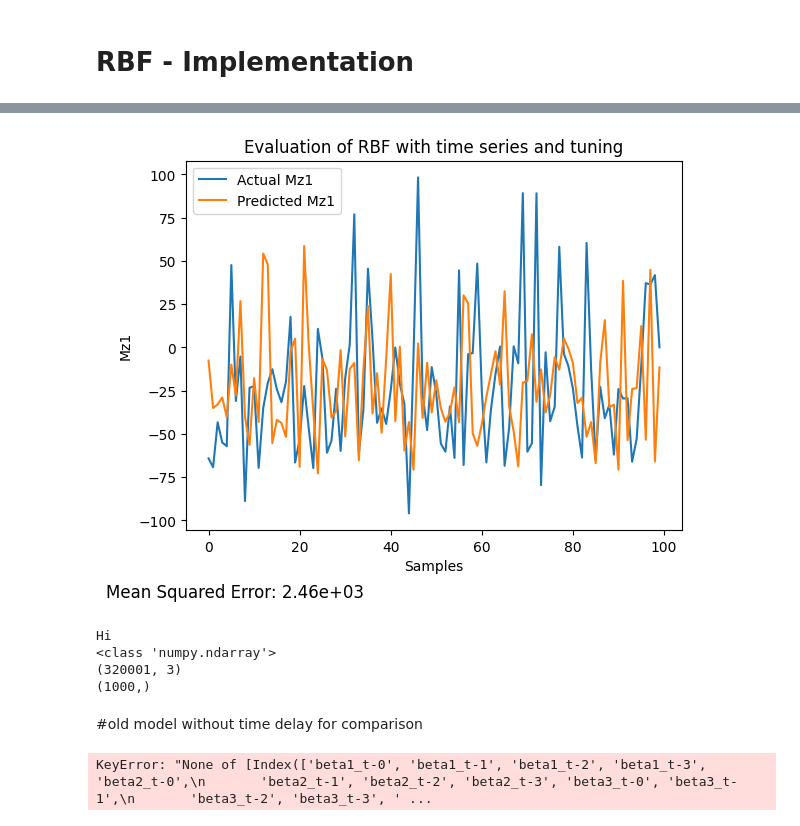
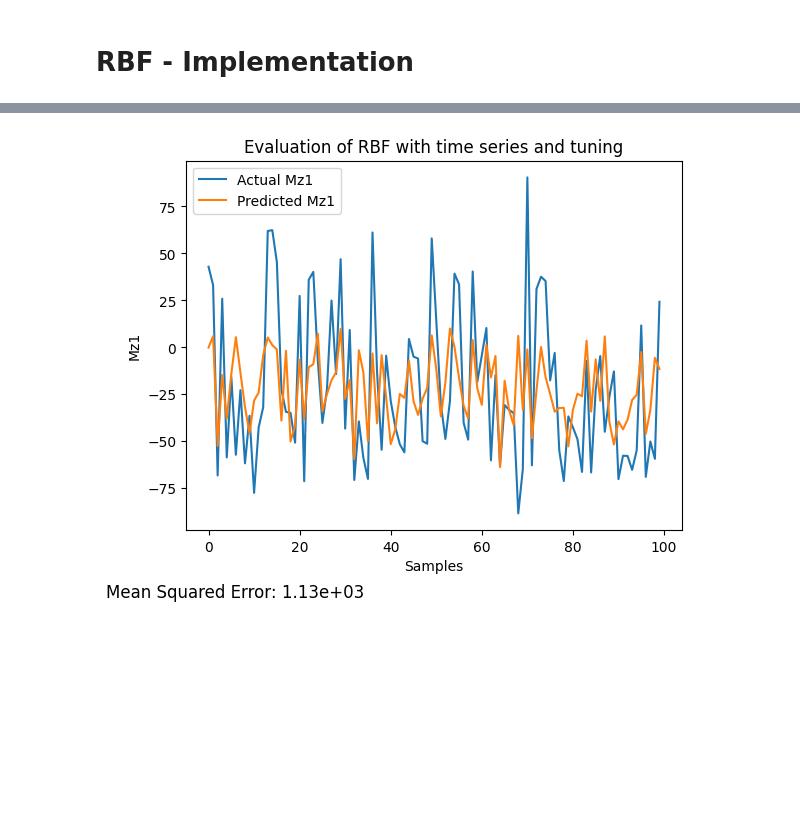
Before and after one commit to hugojjohnson/02456-deep-learning-project, a Jupyter notebook: notebooks/Windturbine_dfbwithtimeseries1411.ipynb, the cells around one changed output, grey strips where cells are left out. Saved outputs shown, nothing was run; the diff lists cells and outputs as text; code cells hidden in the pictures; blank space fills up the shorter version.

Commit message:
Changed Windturbine 1411 to use load_split_data

```diff
--- a/notebooks/Windturbine_dfbwithtimeseries1411.ipynb
+++ b/notebooks/Windturbine_dfbwithtimeseries1411.ipynb
@@ -39,5 +33,2 @@ Loaded from pickle
 # %% [markdown]
 Vælger de features der krav på at bruge til modellen og forbereder dataen.
-# %%
-X, y, scaler_X, scaler_y = src.dataset.load_normalized_data()
-combined_df_scaled = pd.DataFrame(np.hstack((X, y)), columns=filtered_df.columns)
@@ -45,0 +35,3 @@ Loaded from pickle
+# %%
+# Split dataene i træning og test
+X_train, X_test, y_train, y_test, scaler_X, scaler_y = src.dataset.load_split_data()
@@ -249,30 +182,0 @@ Mean Squared Error of train data: 0.0033639661714967447 Mean Squared Error testd
-# %%
-#tuning sigma and printing the results for time delayed model
-sigma_list = [0.4, 0.8, 1.0, 1.2, 1.4, 2.0]
-center_index = -1 # Use this to choose the number of centers, or leave it as -1 for the max. centers trained.
-mse_train_list = []
-mse_test_list = []
-for sigma in sigma_list:
-    rbf_net = RBFNetwork(centers_list[center_index], sigma)
-    rbf_net.fit(X_train, y_train)
-
-    y_train_pred = rbf_net.predict(X_train)
-    y_pred = rbf_net.predict(X_test)
-
-    # calculate MSE
-    mse_train = mean_squared_error(y_train,y_train_pred)
-    mse_test = mean_squared_error(y_test, y_pred)
-    print(f'sigma:{sigma}',"Mean Squared Error of train data:",  mse_train, "Mean Squared Error testdata:", mse_test)
-    mse_train_list.append(mse_train)
-    mse_test_list.append(mse_test)
-
-print(mse_train_list, mse_test_list)
-plt.plot(range(1000), y_pred[:1000, 0], label='Predicted Mz1', color = 'orange')
-plt.scatter(range(1000),y_test.iloc[:1000, 0], label='Actual Mz1', color='green', s=2)
-plt.xlabel('Samples')
-plt.ylabel('Mz1')
-plt.legend()
-plt.show()
-
-
-#comparing test and train accuarcies
@@ -288,44 +183,9 @@ sigma:2.0 Mean Squared Error of train data: 0.0037129898983643017 Mean Squared E
 # %%
-# plt.plot(range(1000), y_pred[:1000, 0], label='Predicted Mz1', color = 'orange')
-# plt.scatter(range(1000),y_test.iloc[:1000, 0], label='Actual Mz1', color='green', s=2)
-
+# Evaluate the model
 timeframe = 100
 final_pred = scaler_y.inverse_transform(y_pred)[:, 1][:timeframe]
-final_test = scaler_y.inverse_transform(y_test.to_numpy())[:timeframe, 0]
+final_test = scaler_y.inverse_transform(y_test)[:timeframe, 0]
 # Pick a random MSE because I suppose you want the smallest one but whatever.
 src.plots.evaluate_predictions(final_pred, final_test, mean_squared_error(final_pred, final_test), name="RBF with time series and tuning")
 # %% [output]
-[figure, old version]
+[figure, new version]
-# %%
-print("Hi")
-y_actual_i_guess = scaler_y.inverse_transform(y_pred)
-print(type(y_actual_i_guess))
-print(y_actual_i_guess.shape)
-print(y_actual_i_guess[:1000, 1].shape)
-
-# src.plots.plot_wind(y_actual_i_guess[:1000, 2], end=100)
-# %% [output]
-Hi
-<class 'numpy.ndarray'>
-(320001, 3)
-(1000,)
-# %% [markdown]
-#old model without time delay for comparison
-# %%
-# set test and train and centers for the model
-X = combined_df_scaled[input_features]   # Input variables
-y = combined_df_scaled[output_features]  # Output variables
-
-# Split dataene i træning og test
-X_train, X_test, y_train, y_test = train_test_split(X, y, test_size=0.2, random_state=42)
-# Antag at X_train er en NumPy-array (hvis det er en DataFrame, konverter den med .values)
-X_train = X_train.values if hasattr(X_train, 'values') else X_train
-y_train = y_train.values if hasattr(y_train, 'values') else y_train
-
-
-num_centers = 1  # Set the number of RBF centers (same as the number of clusters)
-# Apply K-Means to X_train to find cluster centers
-kmeans = KMeans(n_clusters=num_centers, n_init=10, random_state=0)
-kmeans.fit(X_train)
-# %% [output]
-KeyError: "None of [Index(['beta1_t-0', 'beta1_t-1', 'beta1_t-2', 'beta1_t-3', 'beta2_t-0',\n       'beta2_t-1', 'beta2_t-2', 'beta2_t-3', 'beta3_t-0', 'beta3_t-1',\n       'beta3_t-2', 'beta3_t-3', ' ...
```
Also changed, not shown: parts of 12 cells of this notebook.
